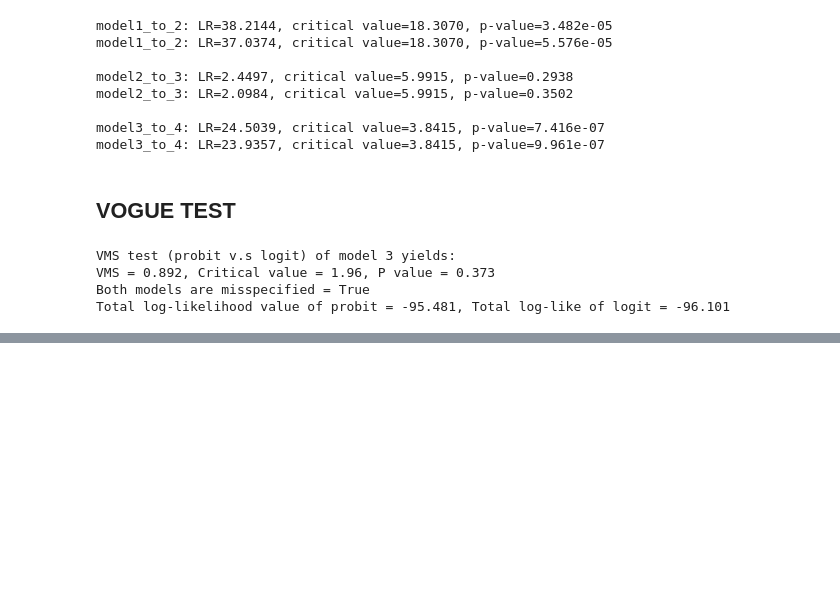
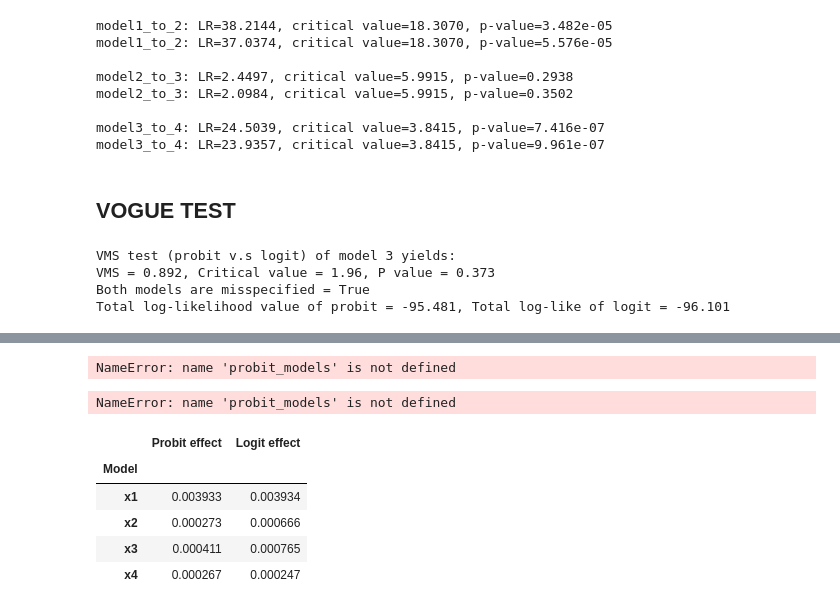
Before and after one commit to matliras/Adv_microeconometrics_assignments, a Jupyter notebook: project 3/workbook.ipynb, the cells around one changed output, grey strips where cells are left out. Drawn from its saved outputs; the diff is of its cells as text; code cells hidden in the pictures; blank space fills up the shorter version.

Commit message:
Trial and error

```diff
--- a/project 3/workbook.ipynb
+++ b/project 3/workbook.ipynb
@@ -412,0 +455,24 @@ Total log-likelihood value of probit = -95.481, Total log-like of logit = -96.10
+# %%
+#manual try
+values_white = average_values["x2"].copy()
+values_black = average_values["x2"].copy()
+
+sblack_index = columns.index("sblack")
+values_black[sblack_index] = 1
+
+values_white = values_white.reshape(1, -1)
+values_black = values_black.reshape(1, -1)
+
+probit_effect_black = probit.predict(probit_models[1]["theta"], values_black)[0]
+probit_effect_white = probit.predict(probit_models[1]["theta"], values_white)[0]
+diff = probit_effect_black - probit_effect_white
+
+print(f'Probit effect for black: {probit_effect_black}')
+print(f'Probit effect for white: {probit_effect_white}')
+print(f'Difference: {diff}')
+# %% [output]
+NameError: name 'probit_models' is not defined
+# %%
+probit_models[1]["theta"]
+# %% [output]
+NameError: name 'probit_models' is not defined
@@ -412,0 +488,38 @@ Total log-likelihood value of probit = -95.481, Total log-like of logit = -96.10
+# %%
+PEA_rows = []
+
+for i, (name, columns) in enumerate(models.items()):
+    values_white = average_values[name].copy()
+    values_black = average_values[name].copy()
+
+    sblack_index = columns.index("sblack")
+    values_black[sblack_index] = 1
+
+    # predict() expects a 2D array, even for one observation
+    values_white = values_white.reshape(1, -1)
+    values_black = values_black.reshape(1, -1)
+
+    probit_effect = (
+        probit.predict(probit_models[i]["theta"], values_black)[0]
+        - probit.predict(probit_models[i]["theta"], values_white)[0]
+    )
+    logit_effect = (
+        logit.predict(logit_models[i]["theta"], values_black)[0]
+        - logit.predict(logit_models[i]["theta"], values_white)[0]
+    )
+
+    PEA_rows.append({
+        "Model": name,
+        "Probit effect": probit_effect,
+        "Logit effect": logit_effect,
+    })
+
+effects_table = pd.DataFrame(PEA_rows).set_index("Model")
+effects_table
+# %% [output]
+|  | Probit effect | Logit effect |
+| Model |  |  |
+| x1 | 0.003933 | 0.003934 |
+| x2 | 0.000273 | 0.000666 |
+| x3 | 0.000411 | 0.000765 |
+| x4 | 0.000267 | 0.000247 |
```
Also changed, not shown: parts of 8 cells of this notebook, 1 other file.
